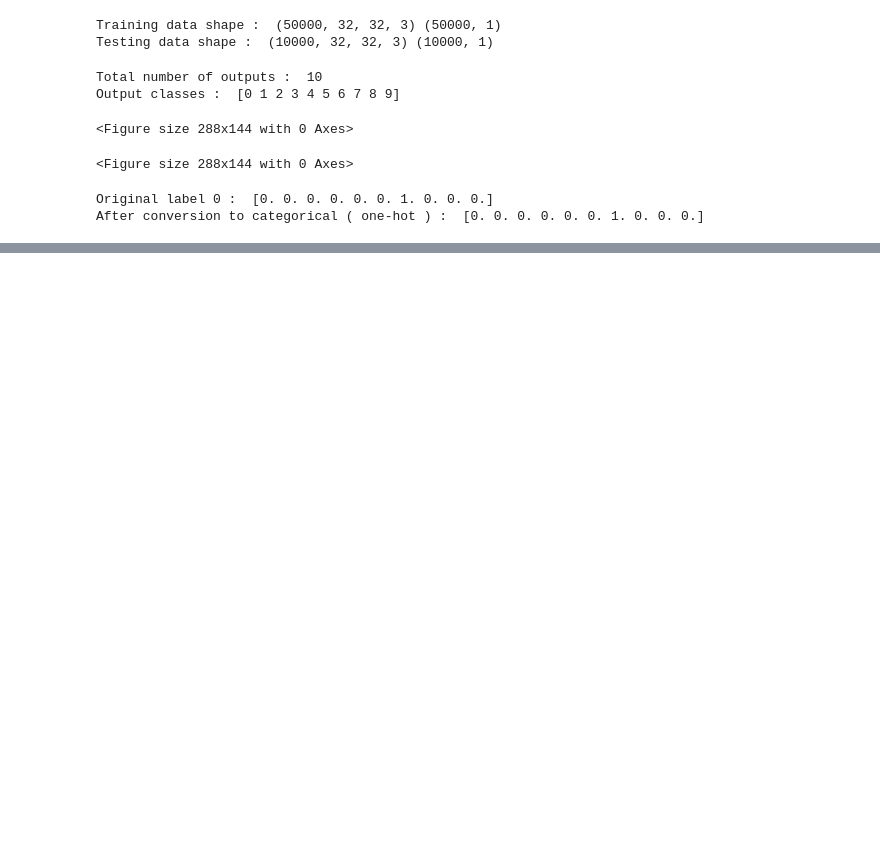
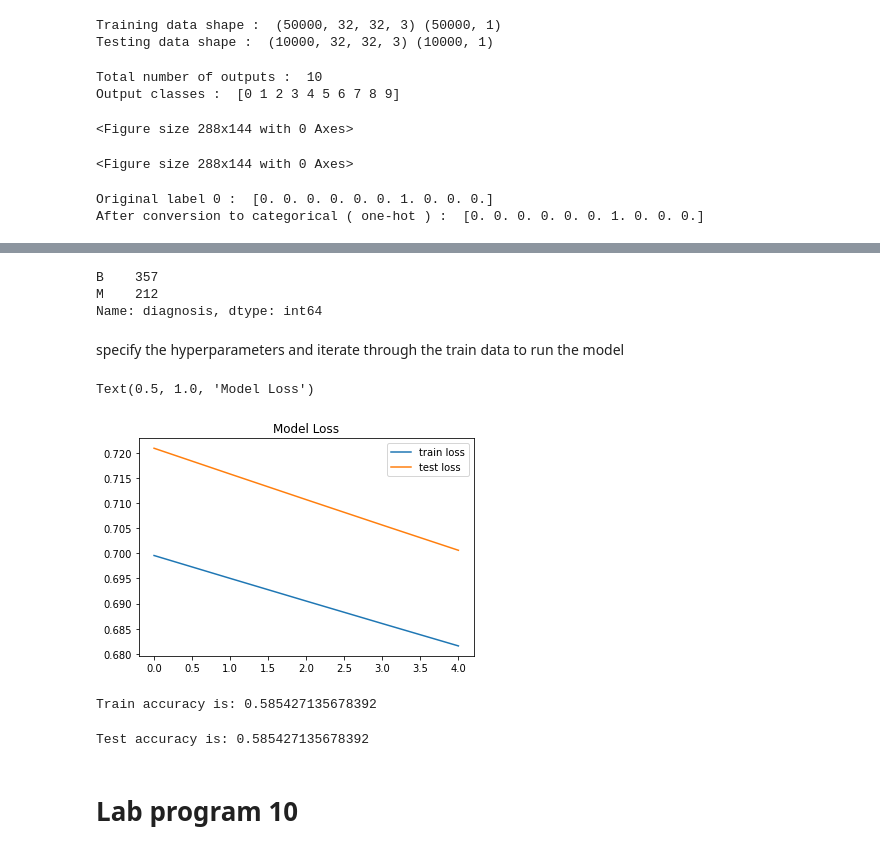
Before and after one commit to Logeshn009/nndl, a Jupyter notebook: 2147120_NNDL_Lab_Programs.ipynb, the cells around one changed output, grey strips where cells are left out. Drawn from its saved outputs; the diff is of its cells as text; code cells hidden in the pictures; blank space fills up the shorter version.

```diff
--- a/2147120_NNDL_Lab_Programs.ipynb
+++ b/2147120_NNDL_Lab_Programs.ipynb
@@ -1330,0 +1629,7 @@ plt.title('Loss curves',fontsize=16)
+# %%
+# diagnosis distribution
+data['diagnosis'].value_counts()
+# %% [output]
+B    357
+M    212
+Name: diagnosis, dtype: int64
@@ -1330,0 +1661,47 @@ plt.title('Loss curves',fontsize=16)
+# %% [markdown]
+specify the hyperparameters and iterate through the train data to run the model
+# %%
+def configure_loss_function():
+    return torch.nn.BCEWithLogitsLoss()
+# %%
+# use Adam optimiser for gradient descent
+def configure_optimizer(model):
+    return torch.optim.Adam(model.parameters(), lr = 0.0007)
+# %%
+# define the loss function to compare the output with the target
+criterion = configure_loss_function()
+optimizer = configure_optimizer(model)
+# %%
+# run the model
+epochs = 5
+# initialise the train_loss & test_losses which will be updated
+train_losses = np.zeros(epochs)
+test_losses = np.zeros(epochs)
+
+for epoch in range(epochs):
+    y_pred = model(X_train)
+    loss = criterion(y_pred, y_train)
+    # clear old gradients from the last step
+    optimizer.zero_grad()
+    # compute the gradients necessary to adjust the weights
+    loss.backward()
+    # update the weights of the neural network
+    optimizer.step()
+
+    outputs_test = model(X_test)
+    loss_test = criterion(outputs_test, y_test)
+
+    train_losses[epoch] = loss.item()
+    test_losses[epoch] = loss_test.item()
+
+    if (epoch + 1) % 50 == 0:
+      print (str('Epoch ') + str((epoch+1)) + str('/') + str(epochs) + str(',  training loss = ') + str((loss.item())) + str(', test loss = ') + str(loss_test.item()))
+# %%
+# visualise the test and train loss
+plt.plot(train_losses, label = 'train loss')
+plt.plot(test_losses, label = 'test loss')
+plt.legend()
+plt.title('Model Loss')
+# %% [output]
+Text(0.5, 1.0, 'Model Loss')
+[figure, added]
@@ -1330,0 +1719,10 @@ plt.title('Loss curves',fontsize=16)
+# %%
+print ('Train accuracy is: ' + str(train_acc))
+# %% [output]
+Train accuracy is: 0.585427135678392
+# %%
+print ('Test accuracy is: ' + str(train_acc))
+# %% [output]
+Test accuracy is: 0.585427135678392
+# %% [markdown]
+# Lab program 10
```
Also changed, not shown: parts of 55 cells of this notebook.
